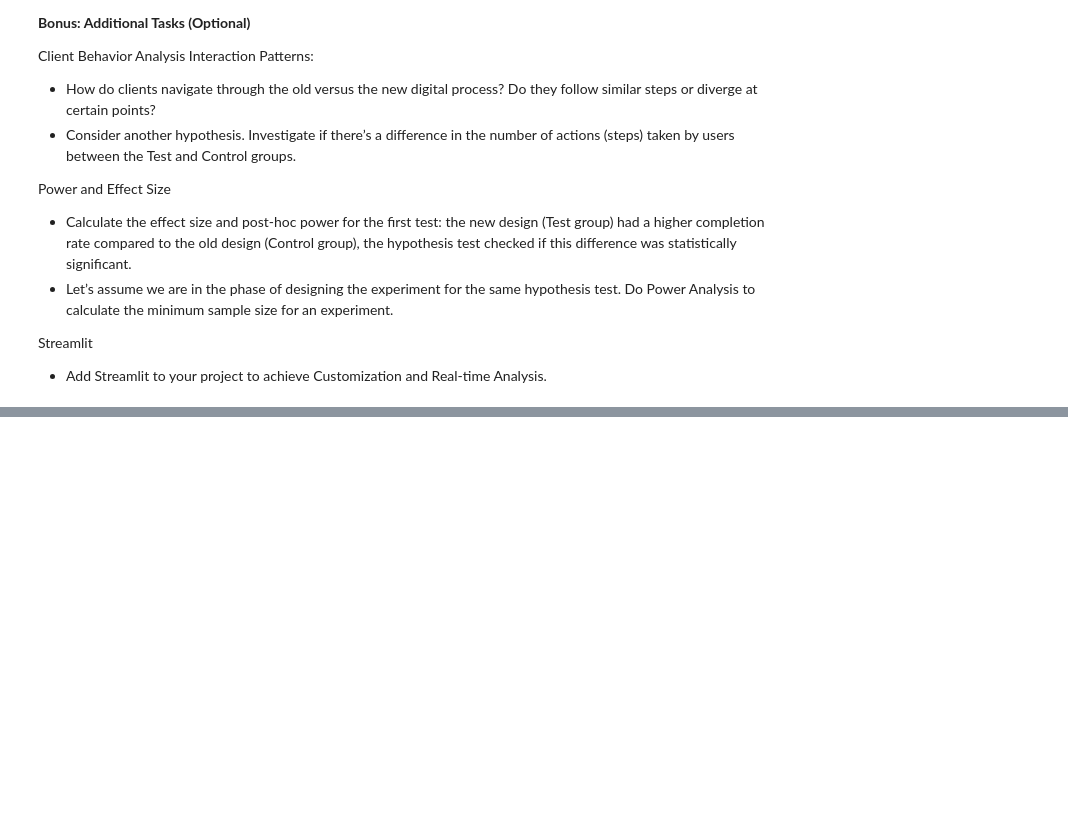
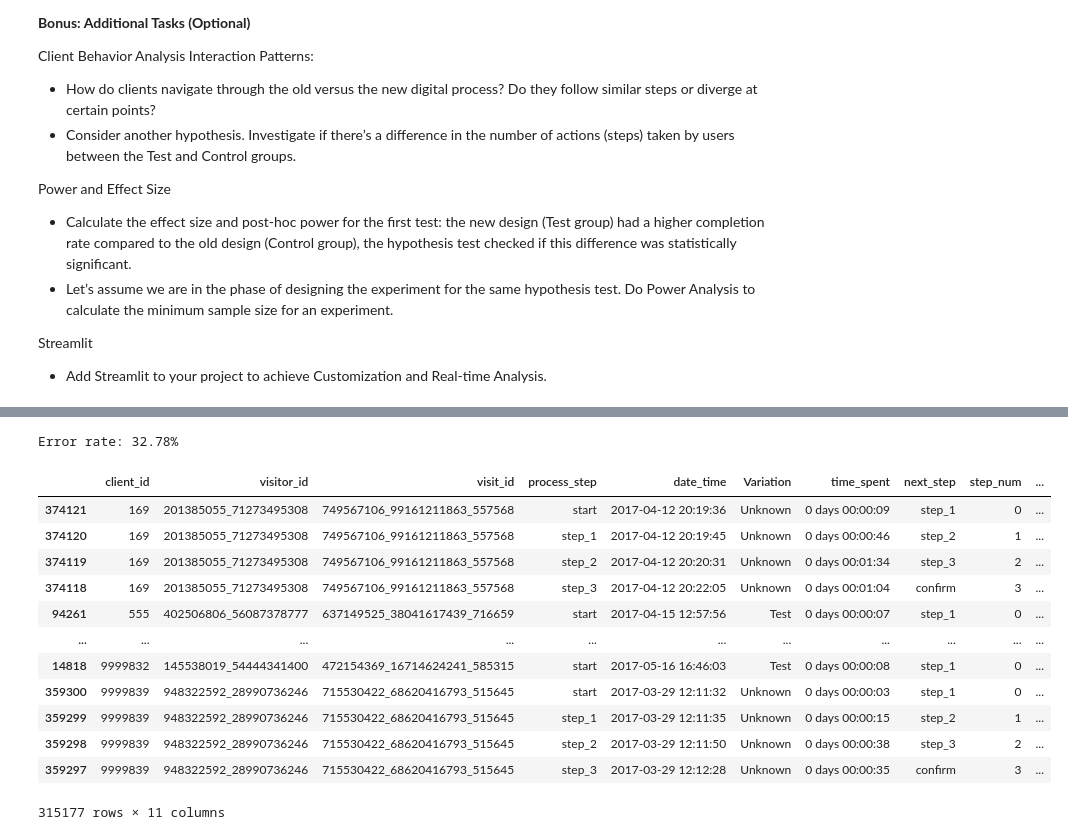
Before and after one commit to SheryllD/Project2, a Jupyter notebook: main_datawrangling.ipynb, the cells around one changed output, grey strips where cells are left out. Cells and saved outputs as stored; diff of their text form; code cells hidden in the pictures; blank space fills up the shorter version.

```diff
--- a/main_datawrangling.ipynb
+++ b/main_datawrangling.ipynb
@@ -517,6 +519,12 @@ print("Total duplicated rows:", len(duplicates))
 # %% [output]
 Total duplicated rows: 5934
 # %%
+# Convert date_time to datetime format
+df_web_ec_cleaned["date_time"] = pd.to_datetime(df_web_ec_cleaned["date_time"])
+
+# Sort by client_id and date_time
+df_web_ec_cleaned = df_web_ec_cleaned.sort_values(by=["client_id", "date_time"])
+
 # Saving the dataset to a csv file
 df_web_ec_cleaned.to_csv('Datasets/Datasets_clean/df_web_ec_cleaned.csv', index=False)
 # %% [markdown]
@@ -780,0 +810,54 @@ KeyError: 'process_step'
+# %%
+#ERROR RATE: If there’s a step where users go back to a previous step, it may indicate confusion or an error.
+
+# Step 1: Define step order
+step_order = {
+    "start": 0,
+    "step_1": 1,
+    "step_2": 2,
+    "step_3": 3,
+    "confirm": 4
+}
+
+#Step 2: Map steps to numeric order
+df_web_ec_cleaned['step_num'] = df_web_ec_cleaned['process_step'].map(step_order)
+
+#Step 3: Sort the dataframe by client and time
+df_web_ec_cleaned = df_web_ec_cleaned.sort_values(by=['client_id', 'date_time'])
+
+#Step 4: Detect backward movement for each client
+# For each client, compute the difference between consecutive steps
+df_web_ec_cleaned['step_diff'] = df_web_ec_cleaned.groupby('client_id')['step_num'].diff()
+
+# Identify backward steps (negative diffs)
+df_web_ec_cleaned['is_error'] = df_web_ec_cleaned['step_diff'] < 0
+
+#Step 5: Calculate the error rate
+
+# Find clients who made at least one error
+clients_with_error = df_web_ec_cleaned[df_web_ec_cleaned['is_error'] == True]['client_id'].unique()
+
+# Total unique clients
+total_clients = df_web_ec_cleaned['client_id'].nunique()
+
+# Error rate in %
+error_rate = len(clients_with_error) / total_clients * 100
+
+print(f"Error rate: {error_rate:.2f}%")
+
+df_web_ec_cleaned
+# %% [output]
+Error rate: 32.78%
+|  | client_id | visitor_id | visit_id | process_step | date_time | Variation | time_spent | next_step | step_num | ... |
+| 374121 | 169 | 201385055_71273495308 | 749567106_99161211863_557568 | start | 2017-04-12 20:19:36 | Unknown | 0 days 00:00:09 | step_1 | 0 | ... |
+| 374120 | 169 | 201385055_71273495308 | 749567106_99161211863_557568 | step_1 | 2017-04-12 20:19:45 | Unknown | 0 days 00:00:46 | step_2 | 1 | ... |
+| 374119 | 169 | 201385055_71273495308 | 749567106_99161211863_557568 | step_2 | 2017-04-12 20:20:31 | Unknown | 0 days 00:01:34 | step_3 | 2 | ... |
+| 374118 | 169 | 201385055_71273495308 | 749567106_99161211863_557568 | step_3 | 2017-04-12 20:22:05 | Unknown | 0 days 00:01:04 | confirm | 3 | ... |
+| 94261 | 555 | 402506806_56087378777 | 637149525_38041617439_716659 | start | 2017-04-15 12:57:56 | Test | 0 days 00:00:07 | step_1 | 0 | ... |
+| ... | ... | ... | ... | ... | ... | ... | ... | ... | ... | ... |
+| 14818 | 9999832 | 145538019_54444341400 | 472154369_16714624241_585315 | start | 2017-05-16 16:46:03 | Test | 0 days 00:00:08 | step_1 | 0 | ... |
+| 359300 | 9999839 | 948322592_28990736246 | 715530422_68620416793_515645 | start | 2017-03-29 12:11:32 | Unknown | 0 days 00:00:03 | step_1 | 0 | ... |
+| 359299 | 9999839 | 948322592_28990736246 | 715530422_68620416793_515645 | step_1 | 2017-03-29 12:11:35 | Unknown | 0 days 00:00:15 | step_2 | 1 | ... |
+| 359298 | 9999839 | 948322592_28990736246 | 715530422_68620416793_515645 | step_2 | 2017-03-29 12:11:50 | Unknown | 0 days 00:00:38 | step_3 | 2 | ... |
+| 359297 | 9999839 | 948322592_28990736246 | 715530422_68620416793_515645 | step_3 | 2017-03-29 12:12:28 | Unknown | 0 days 00:00:35 | confirm | 3 | ... |
+315177 rows × 11 columns
```
Also changed, not shown: parts of 32 cells of this notebook, 4 other files.
